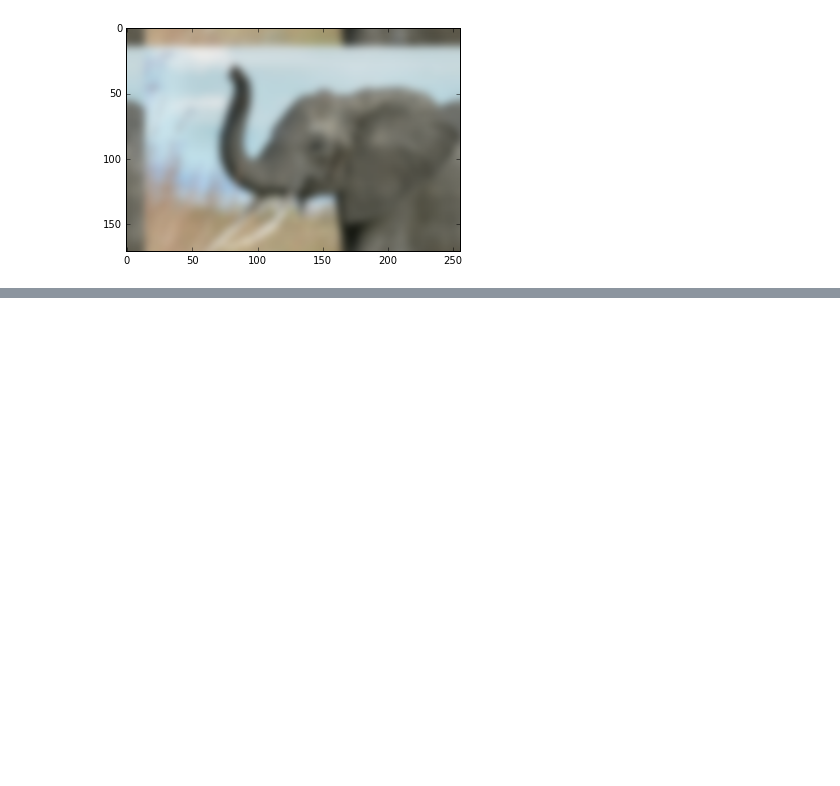
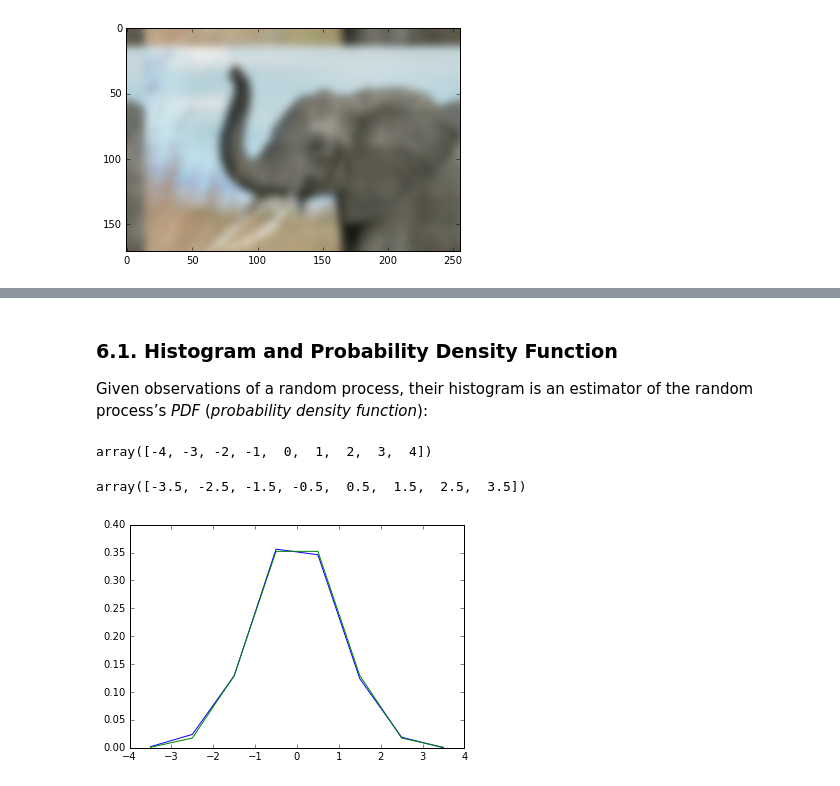
Before and after one commit to Agilan19/CSCI-2000U, a Jupyter notebook: scipy/scipy.ipynb, the cells around one changed output, grey strips where cells are left out. Drawn from its saved outputs; the diff is of its cells as text; code cells hidden in the pictures; blank space fills up the shorter version.

```diff
--- a/scipy/scipy.ipynb
+++ b/scipy/scipy.ipynb
@@ -330,0 +502,26 @@ plt.show()
+# %% [markdown]
+### 6.1. Histogram and Probability Density Function
+
+Given observations of a random process, their histogram is an estimator of the random process’s _PDF_ (_probability density function_):
+# %%
+a = np.random.normal(size=1000)
+bins = np.arange(-4, 5)
+bins
+# %% [output]
+array([-4, -3, -2, -1,  0,  1,  2,  3,  4])
+# %%
+histogram = np.histogram(a, bins=bins, normed=True)[0]
+bins = 0.5*(bins[1:] + bins[:-1])
+bins
+# %% [output]
+array([-3.5, -2.5, -1.5, -0.5,  0.5,  1.5,  2.5,  3.5])
+# %%
+from scipy import stats
+b = stats.norm.pdf(bins)  # norm is a distribution
+
+plt.plot(bins, histogram)
+plt.plot(bins, b)
+
+plt.show()
+# %% [output]
+[figure, added]
```
Also changed, not shown: parts of 134 cells of this notebook, 1 other file.
